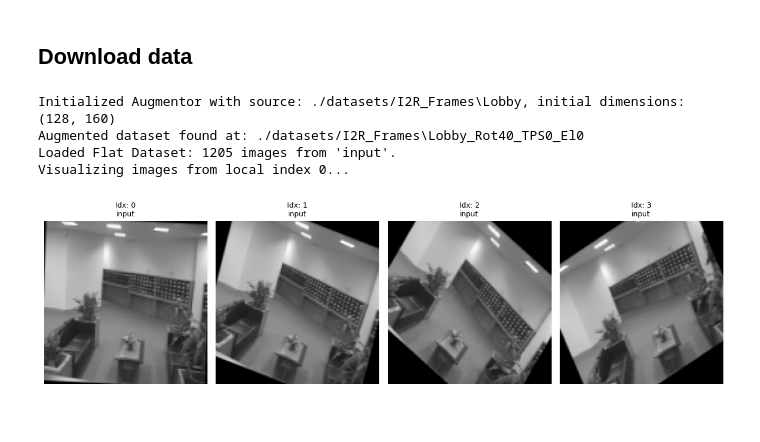
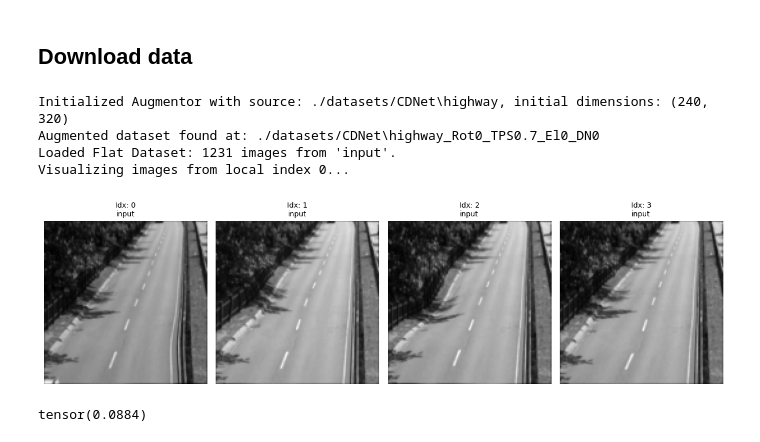
Before and after one commit to E-N-J/P114-Annotation-Free-Segmentation, a Jupyter notebook: cdnet.ipynb, the cells around one changed output. Cells and saved outputs as stored; diff of their text form; code cells hidden in the pictures.

Commit message:
ran cevae on cdnet

```diff
--- a/cdnet.ipynb
+++ b/cdnet.ipynb
@@ -16,9 +16,9 @@ from data import Augmentor
 ## Constants/Config
 # %%
 DEVICE = torch.device("cuda" if torch.cuda.is_available() else "cpu")
-BATCH_SIZE = 128
-DATA_ZIP_PATH = "./datasets/I2R_Frames"
-DATASET_NAME = "Lobby"
+BATCH_SIZE = 64
+DATA_ZIP_PATH = "./datasets/CDNet"
+DATASET_NAME = "highway"
 DIMS = (128, 128)
 
 DATASET_PATH = os.path.join(DATA_ZIP_PATH, DATASET_NAME)
@@ -37,37 +37,41 @@ if os.path.exists(DATA_ZIP_PATH) is False:
 
 # TODO: zips have missing ground truths
 # %%
-aug = Augmentor(rotation=40, tps=0, elastic=0, source_root=DATASET_PATH, device=DEVICE)
+aug = Augmentor(rotation=0, tps=0.7, elastic=0, source_root=DATASET_PATH, device=DEVICE)
 # aug.prepare(force_rebuild=True)
 
 data = aug.get_dataset(
     transform=transforms.Compose([
         transforms.Resize(DIMS),
         transforms.Grayscale(num_output_channels=1),
         transforms.ToTensor()
     ])
 )
 
 train_loader = DataLoader(data, batch_size=BATCH_SIZE, shuffle=True, num_workers=0)
 eval_loader = DataLoader(data, batch_size=len(data), shuffle=False, num_workers=0)
 
 data.visualise(num_images=4)
 # %% [output]
-Initialized Augmentor with source: ./datasets/I2R_Frames\Lobby, initial dimensions: (128, 160)
-Augmented dataset found at: ./datasets/I2R_Frames\Lobby_Rot40_TPS0_El0
-Loaded Flat Dataset: 1205 images from 'input'.
+Initialized Augmentor with source: ./datasets/CDNet\highway, initial dimensions: (240, 320)
+Augmented dataset found at: ./datasets/CDNet\highway_Rot0_TPS0.7_El0_DN0
+Loaded Flat Dataset: 1231 images from 'input'.
 Visualizing images from local index 0...
-[figure, old version]
+[figure, new version]
 # %%
 rda_params = {
         'latent_dim': 32,
-        'dropout': 0.33,
+        'dropout': 0,
         'std': 0.0,
         'lr': 2e-4,
-        'lambda_': 0.003,
-        'outer_epochs': 4,
+        # 'lambda_': 0.003,
+        'lambda_': 1.0 / torch.sqrt(torch.tensor(DIMS[0])),
+        'outer_epochs': 25,
         'inner_epochs': 10,
     }
+print(rda_params['lambda_'])
+# %% [output]
+tensor(0.0884)
 # %%
 models_dict = {}
 torch.cuda.empty_cache()
```
Also changed, not shown: parts of 8 cells of this notebook.
